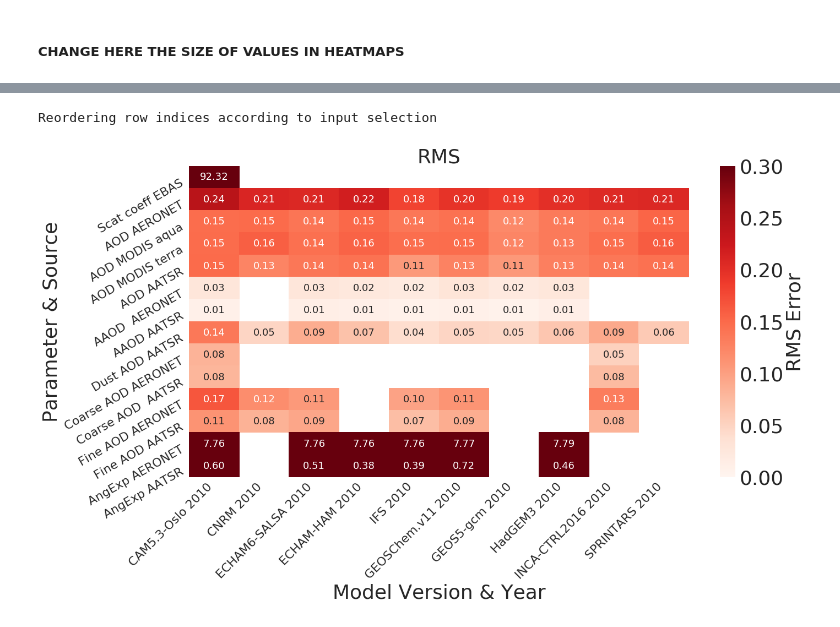
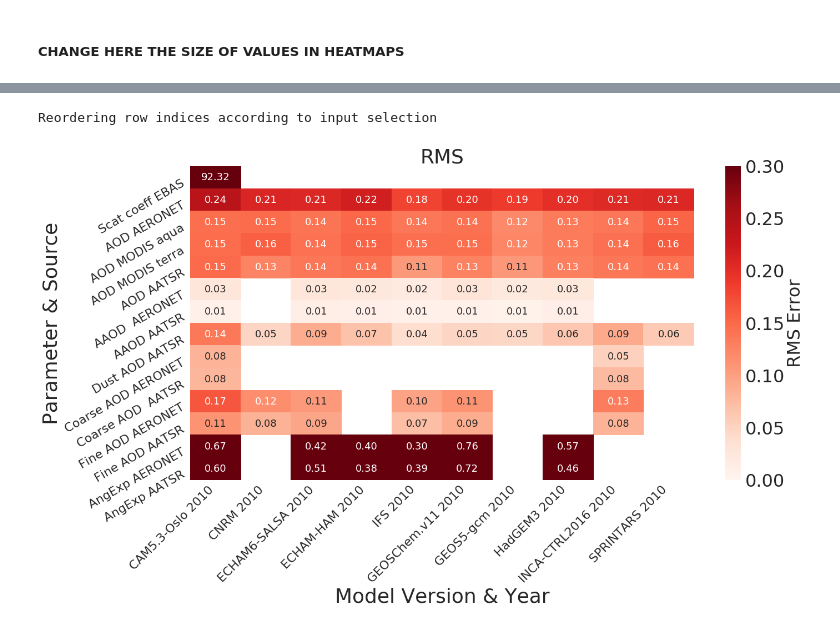
Before and after one commit to metno/pyaerocom-synthesis, a Jupyter notebook: MultiModelObsVarCompare.ipynb, the cells around one changed output, grey strips where cells are left out. Saved outputs shown, nothing was run; the diff lists cells and outputs as text; code cells hidden in the pictures.

```diff
--- a/MultiModelObsVarCompare.ipynb
+++ b/MultiModelObsVarCompare.ipynb
@@ -299,7 +297,8 @@ Die Logik verstehe ich nicht - reload selection sollte doch true sein, wenn die
 if RELOAD_RESULTS_SELECTION or not os.path.exists(RESULT_TABLE_SELECTION):
     # searches for obs_id, var_name, model_id (OVM) combinations so that for each of these, exatly one row exist.
     table = reader.compute_statistics_table(var_obs_combinations=VAR_OBS_SELECTION,
-                                            model_year_combinations=MODEL_YEAR_SELECTION)
+                                            model_year_combinations=MODEL_YEAR_SELECTION,
+                                            crop_value_range_var=True)
     table.to_csv(RESULT_TABLE_SELECTION)
     print,'Selection done'
 else:
@@ -361,8 +335,0 @@ def update_labels(ax, PLOT_XLABELS, PLOT_YLABELS, fontsize=16, xrotation=45, yro
-# %%
-def change_fontsize_colorbar(ax, fontsize=16):
-    axes=ax.figure.axes[-1]
-    yticks = axes.get_yticklabels()
-    axes.set_yticklabels(yticks, fontsize=fontsize)
-    lbl = axes.get_ylabel()
-    axes.set_ylabel(lbl, fontsize=fontsize)
-    return ax
@@ -469,39 +461,24 @@ Reordering row indices according to input selection
 # %%
-#entryname = 'Correlation'
-#ax= plot_heatmap(table, colname='R', ts_type='monthly', cmap='Greens', vmin=0, vmax=1, num_digits=2,
-#                 color_rowwise=False, table_name=entryname, figsize=(20, 12), cbar=True)
-#savename = 'heatmap_'+ entryname + '_all_monthly.png'
-
-#entryname = 'Bias'
-#ax = plot_heatmap(table, colname='nmb', ts_type='monthly', color_rowwise=False, cbar=True,
-#                  figsize=(20, 12), center=0, vmin=-100, vmax=100, table_name='Normalised Bias [%]')
-#savename = 'heatmap_'+ entryname + '_all_monthly.png'
-
-#entryname = 'FGE'
-#ax = plot_heatmap(table, colname='fge', ts_type='monthly', color_rowwise=False, cbar=True,cmap='Greens',
-#                 figsize=(20, 12), center=0, vmin=0, vmax=100, table_name='Fractional Gross Error [%]')
-#savename = 'heatmap_'+ entryname + '_all_monthly.png'
-
 entryname = 'RMS'
 ax = plot_heatmap(table, colname='rms', ts_type='monthly', color_rowwise=False, cmap='Reds',cbar=True, num_digits=2,
                   figsize=(20, 12), center=0, vmin=0, vmax=.3, table_name='RMS Error',
                   row_order=VAR_OBS_SELECTION) #THIS IS NEW AND DOES THE REORDERING OF VAR / OBS COMBINATIONS
 savename = 'heatmap_'+ entryname + '_selection_monthly.png'
 
 
 # here you can edit the labelling, etc. should be self-explanatory
 ax = update_labels(ax, PLOT_XLABELS, PLOT_YLABELS, #update x and y-labels according to settings above
                    fontsize=22, #fontsize
                    xrotation=45,
                    yrotation=30)
-ax = change_fontsize_colorbar(ax, 36) # change fontsize colorbar
+ax = change_fontsize_colorbar(ax, 32) # change fontsize colorbar
 ax.set_ylabel('Parameter & Source', fontsize=36)
 ax.set_xlabel('Model Version & Year', fontsize=36)
 ax.set_title(entryname, fontsize=36)
 ax.figure.tight_layout()
 # save figure
 ax.figure.savefig(os.path.join(OUTPUT_DIR, savename))
 # %% [output]
 Reordering row indices according to input selection
-[figure, old version]
+[figure, new version]
 # %%
```
Also changed, not shown: parts of 32 cells of this notebook, 6 other files.
